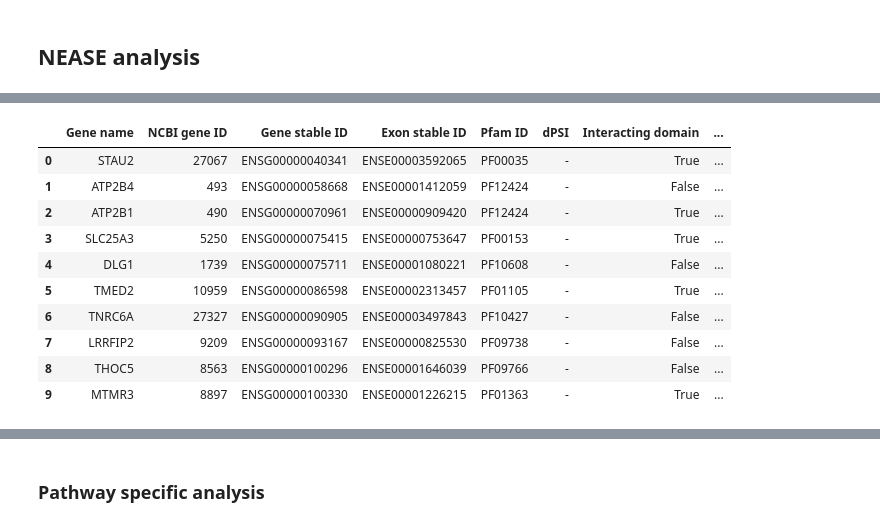
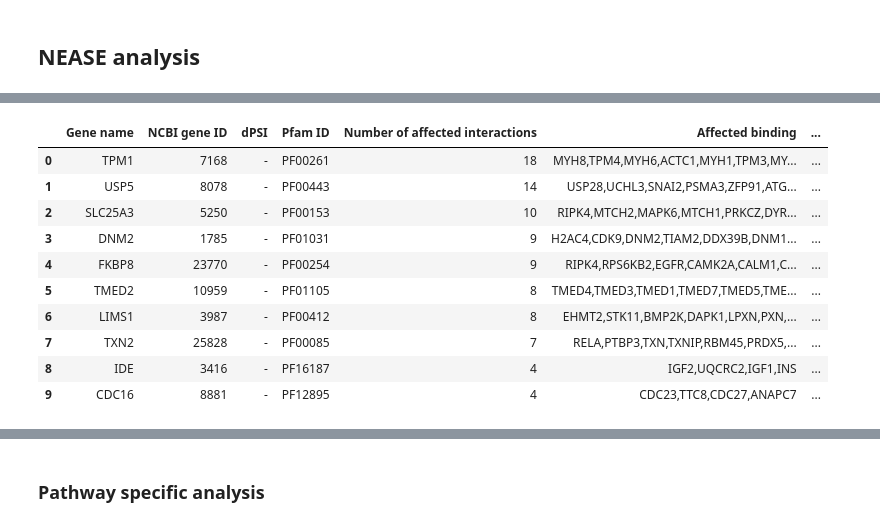
Before and after one commit to louadi/NEASE-tutorials, a Jupyter notebook: VastDB-analysis.ipynb, the cells around one changed output, grey strips where cells are left out. Saved outputs shown, nothing was run; the diff lists cells and outputs as text; code cells hidden in the pictures.

```diff
--- a/VastDB-analysis.ipynb
+++ b/VastDB-analysis.ipynb
@@ -92,0 +162,3 @@ cluster
+# %%
+psi_filtred=psi_tissue[ psi_tissue['Zscore']>2]
+len(psi_filtred)
@@ -92,0 +167,4 @@ cluster
+# %%
+psi_filtred=psi_filtred[  (psi_filtred['mean']>1) &   (psi_filtred['mean']<95) ]
+psi_filtred=psi_filtred[  psi_filtred[tissue_interest]>25 ]
+len(psi_filtred)
@@ -114,11 +179,11 @@ heart_cluster.head(5)
 # %% [markdown]
 ### Prepare the list of events in NEASE format
 # %%
-event_cord=pd.merge(annot,heart_cluster['EVENT'])
+event_cord=pd.merge(annot,psi_filtred['EVENT'])
 # %%
 event_cord['start']= event_cord['COORD_o'].apply(lambda x: x.split('-')[0].split(':')[1])
 event_cord['end']= event_cord['COORD_o'].apply(lambda x: x.split('-')[1])
-event_cord=event_cord[['GENE','start','end']]
+#event_cord=event_cord[['GENE','start','end']]
 # %%
 # convert gene names to gene IDs using nease functions
 convert_help=nease.functions.database_mapping['Human'][['Gene name','Gene stable ID']]
@@ -175,20 +239,20 @@ events.classic_enrich(gseapy_databases=['Reactome_2016']).head(10)
 # %%
 # Get list of all protein domais affected by AS.
 # A link to DIGGER database for lost/gained domain and their binding.
 
-events.get_domains().head(10)
+events.get_edges().head(10)
 # %% [output]
-|  | Gene name | NCBI gene ID | Gene stable ID | Exon stable ID | Pfam ID | dPSI | Interacting domain | ... |
-| 0 | STAU2 | 27067 | ENSG00000040341 | ENSE00003592065 | PF00035 | - | True | ... |
-| 1 | ATP2B4 | 493 | ENSG00000058668 | ENSE00001412059 | PF12424 | - | False | ... |
-| 2 | ATP2B1 | 490 | ENSG00000070961 | ENSE00000909420 | PF12424 | - | True | ... |
-| 3 | SLC25A3 | 5250 | ENSG00000075415 | ENSE00000753647 | PF00153 | - | True | ... |
-| 4 | DLG1 | 1739 | ENSG00000075711 | ENSE00001080221 | PF10608 | - | False | ... |
-| 5 | TMED2 | 10959 | ENSG00000086598 | ENSE00002313457 | PF01105 | - | True | ... |
-| 6 | TNRC6A | 27327 | ENSG00000090905 | ENSE00003497843 | PF10427 | - | False | ... |
-| 7 | LRRFIP2 | 9209 | ENSG00000093167 | ENSE00000825530 | PF09738 | - | False | ... |
-| 8 | THOC5 | 8563 | ENSG00000100296 | ENSE00001646039 | PF09766 | - | False | ... |
-| 9 | MTMR3 | 8897 | ENSG00000100330 | ENSE00001226215 | PF01363 | - | True | ... |
+|  | Gene name | NCBI gene ID | dPSI | Pfam ID | Number of affected interactions | Affected binding | ... |
+| 0 | TPM1 | 7168 | - | PF00261 | 18 | MYH8,TPM4,MYH6,ACTC1,MYH1,TPM3,MY... | ... |
+| 1 | USP5 | 8078 | - | PF00443 | 14 | USP28,UCHL3,SNAI2,PSMA3,ZFP91,ATG... | ... |
+| 2 | SLC25A3 | 5250 | - | PF00153 | 10 | RIPK4,MTCH2,MAPK6,MTCH1,PRKCZ,DYR... | ... |
+| 3 | DNM2 | 1785 | - | PF01031 | 9 | H2AC4,CDK9,DNM2,TIAM2,DDX39B,DNM1... | ... |
+| 4 | FKBP8 | 23770 | - | PF00254 | 9 | RIPK4,RPS6KB2,EGFR,CAMK2A,CALM1,C... | ... |
+| 5 | TMED2 | 10959 | - | PF01105 | 8 | TMED4,TMED3,TMED1,TMED7,TMED5,TME... | ... |
+| 6 | LIMS1 | 3987 | - | PF00412 | 8 | EHMT2,STK11,BMP2K,DAPK1,LPXN,PXN,... | ... |
+| 7 | TXN2 | 25828 | - | PF00085 | 7 | RELA,PTBP3,TXN,TXNIP,RBM45,PRDX5,... | ... |
+| 8 | IDE | 3416 | - | PF16187 | 4 | IGF2,UQCRC2,IGF1,INS | ... |
+| 9 | CDC16 | 8881 | - | PF12895 | 4 | CDC23,TTC8,CDC27,ANAPC7 | ... |
 # %%
 # Run nease enrichment on affected edges
 
```
Also changed, not shown: parts of 32 cells of this notebook.
